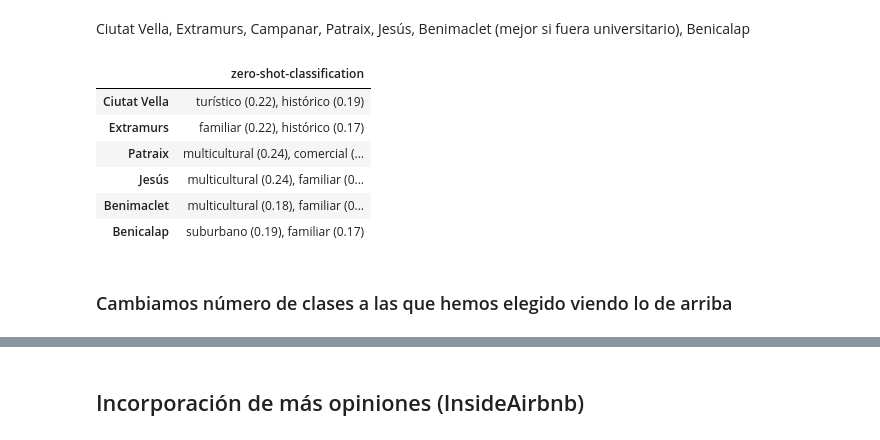
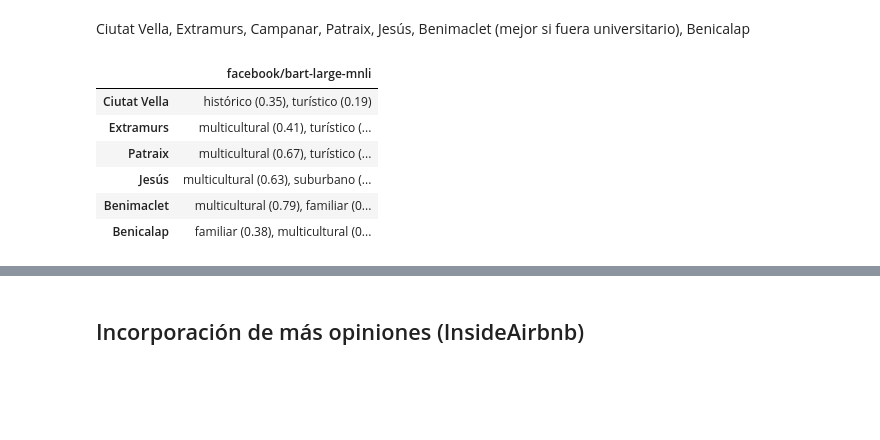
Before and after one commit to esedesam/mcd-nlp-proyecto, a Jupyter notebook: clasificarBarrios.ipynb, the cells around one changed output, grey strips where cells are left out. Saved outputs shown, nothing was run; the diff lists cells and outputs as text; code cells hidden in the pictures; blank space fills up the shorter version.

```diff
--- a/clasificarBarrios.ipynb
+++ b/clasificarBarrios.ipynb
@@ -259,5 +262,3 @@ ax.legend(handles = colorLegend, loc = 'best')
 tipology.keys()
 # %% [output]
 dict_keys(['histórico', 'lujo', 'multicultural', 'familiar', 'universitario', 'turístico', 'alternativo', 'suburbano', 'comercial'])
-# %%
-classifier = pipeline("zero-shot-classification")
@@ -270,0 +265,5 @@ If your task is similar to the task the model of the checkpoint was trained on,
+# %%
+ppModels = ['facebook/bart-large-mnli', 'MoritzLaurer/mDeBERTa-v3-base-xnli-multilingual-nli-2mil7', 'Recognai/bert-base-spanish-wwm-cased-xnli']
+classifierList = []
+for ppModel in ppModels:
+    classifierList.append(pipeline("zero-shot-classification", ppModel))
@@ -271,14 +273,16 @@ If your task is similar to the task the model of the checkpoint was trained on,
 # %%
-# Clasificar con modelo de hugging-face
-results = []
-for doc in descriptions:
-    results.append(classifier(
-        doc,
-        candidate_labels = ['histórico', 'lujo', 'multicultural', 'familiar', 'universitario', 'turístico', 'suburbano', 'comercial']))
+for classifier in classifierList:
+    modelName = classifier.model.name_or_path
+    # Clasificar con modelo de hugging-face
+    results = []
+    for doc in descriptions:
+        results.append(classifier(
+            doc,
+            candidate_labels = ['histórico', 'lujo', 'multicultural', 'familiar', 'universitario', 'turístico', 'suburbano', 'comercial']))
 
-# Añadir resultados al df
-for barrio, result in zip(descriptionIndex, results):
-    mostSimilarDf.loc[barrio, 'zero-shot-classification'] = f"{result['labels'][0]} ({result['scores'][0]:.2f}), {result['labels'][1]} ({result['scores'][1]:.2f})"
+    # Añadir resultados al df
+    for barrio, result in zip(descriptionIndex, results):
+        mostSimilarDf.loc[barrio, modelName] = f"{result['labels'][0]} ({result['scores'][0]:.2f}), {result['labels'][1]} ({result['scores'][1]:.2f})"
 
 mostSimilarDf
 # %% [output]
@@ -302,16 +306,14 @@ mostSimilarDf
 # %% [markdown]
 Ciutat Vella, Extramurs, Campanar, Patraix, Jesús, Benimaclet (mejor si fuera universitario), Benicalap
 # %%
-# Mostrar mostSimilarDf solo para 'Ciutat Vella', 'Extramurs', 'Patraix', 'Jesús', 'Benimaclet', 'Benicalap' solo la columna 'zero-shot-classification'
+# Mostrar mostSimilarDf solo para 'Ciutat Vella', 'Extramurs', 'Patraix', 'Jesús', 'Benimaclet', 'Benicalap' solo la columna 'facebook/bart-large-mnli'
 
-mostSimilarDf.loc[['Ciutat Vella', 'Extramurs', 'Patraix', 'Jesús', 'Benimaclet', 'Benicalap'], ['zero-shot-classification']]
+mostSimilarDf.loc[['Ciutat Vella', 'Extramurs', 'Patraix', 'Jesús', 'Benimaclet', 'Benicalap'], ['facebook/bart-large-mnli']]
 # %% [output]
-|  | zero-shot-classification |
-| Ciutat Vella | turístico (0.22), histórico (0.19) |
-| Extramurs | familiar (0.22), histórico (0.17) |
-| Patraix | multicultural (0.24), comercial (... |
-| Jesús | multicultural (0.24), familiar (0... |
-| Benimaclet | multicultural (0.18), familiar (0... |
-| Benicalap | suburbano (0.19), familiar (0.17) |
+|  | facebook/bart-large-mnli |
+| Ciutat Vella | histórico (0.35), turístico (0.19) |
+| Extramurs | multicultural (0.41), turístico (... |
+| Patraix | multicultural (0.67), turístico (... |
+| Jesús | multicultural (0.63), suburbano (... |
+| Benimaclet | multicultural (0.79), familiar (0... |
+| Benicalap | familiar (0.38), multicultural (0... |
-# %% [markdown]
-### Cambiamos número de clases a las que hemos elegido viendo lo de arriba
```
Also changed, not shown: parts of 25 cells of this notebook, 1 other file.
